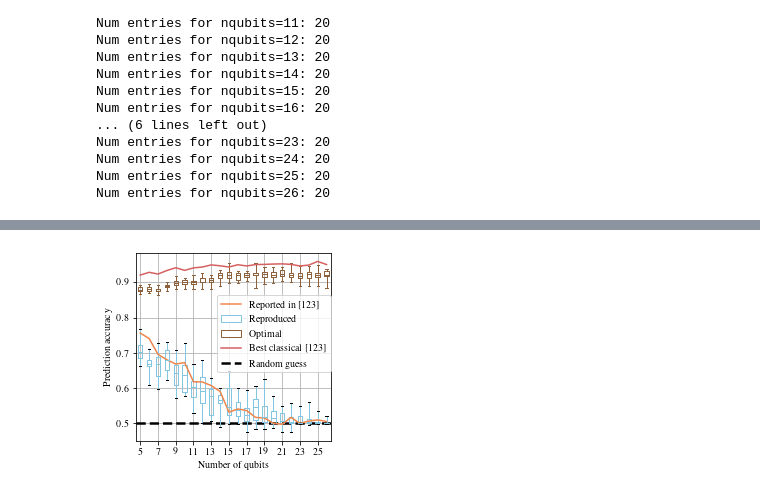
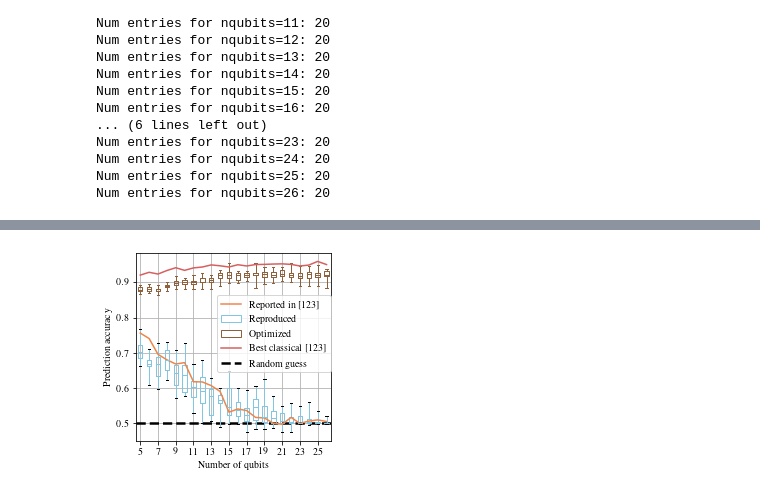
Before and after one commit to rsln-s/Importance-of-Kernel-Bandwidth-in-Quantum-Machine-Learning, a Jupyter notebook: reproduce-figures/Figure_1.ipynb, the cells around one changed output, grey strips where cells are left out. Drawn from its saved outputs; the diff is of its cells as text; code cells hidden in the pictures.

Commit message:
changed label

```diff
--- a/reproduce-figures/Figure_1.ipynb
+++ b/reproduce-figures/Figure_1.ipynb
@@ -201,32 +201,32 @@ for line in bp['test_score']['boxes']+bp['test_score']['whiskers']+bp['test_scor
     line.set_color(sns.color_palette("muted")[9])
 
 for line in bp_fixed['test_score']['boxes']+bp_fixed['test_score']['whiskers']+bp_fixed['test_score']['medians']+bp_fixed['test_score']['means']+bp_fixed['test_score']['caps']:
     line.set_color(sns.color_palette("muted")[5])
 
 ax.set_title('')
 ax.set_xlabel('Number of qubits')
 ax.set_ylabel('Prediction accuracy')
 ax.set_xticks(range(1,22,2))
 
 lp_r = ax.hlines(y=0.5, xmin=ax.get_xlim()[0], xmax=ax.get_xlim()[1],
                  color='k', linestyle='dashed', label='Random guess', linewidths=2.5)
 
 legend_elements = [lp[0],
                    Patch(edgecolor=bp['test_score']['boxes'][0].get_color(),
                          facecolor='white',
                          label='Reproduced'),
                    Patch(edgecolor=bp_fixed['test_score']['boxes'][0].get_color(),
                          facecolor='white',
-                         label='Optimal'),
+                         label='Optimized'),
                   lp_cl[0],
                   lp_r]
 
 ax.legend(handles=legend_elements, loc='upper center',
             bbox_to_anchor=(0.71, 0.8))
 
 
 f.suptitle('')
 plt.tight_layout()
 plt.savefig('reproduce_huang_et_al.pdf')
 # %% [output]
-[figure, old version]
+[figure, new version]
```
Also changed, not shown: parts of 1 cell of this notebook.
